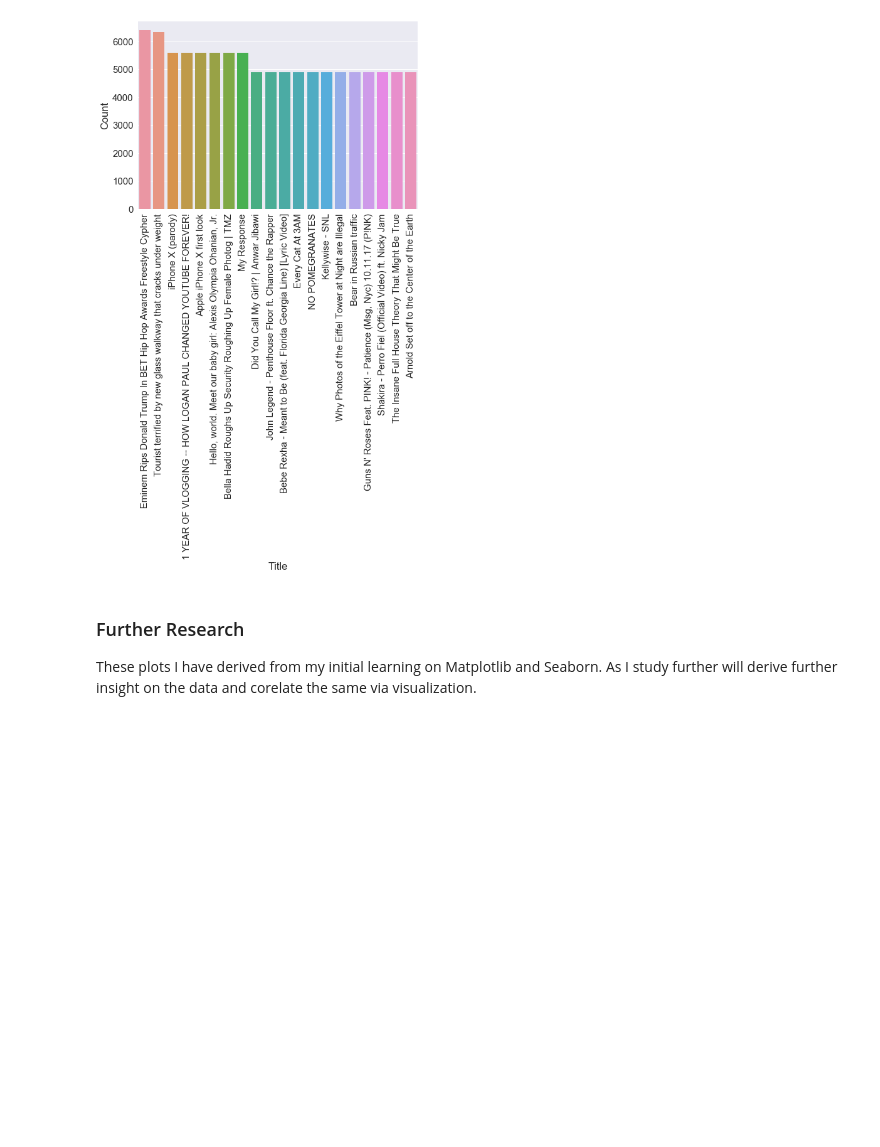
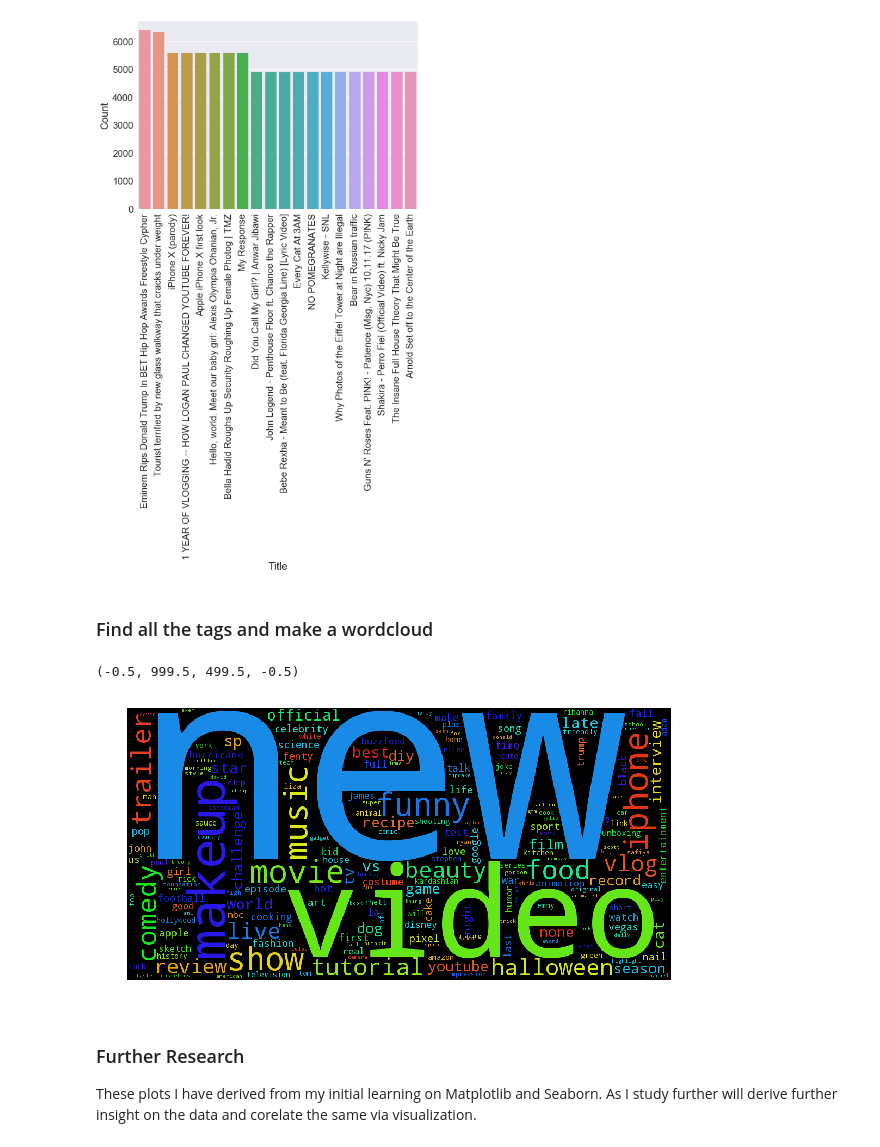
Before and after one commit to sujittripathy/DataScienceBootCampPrep, a Jupyter notebook: Exercise Visualization.ipynb, the cells around one changed output. Saved outputs shown, nothing was run; the diff lists cells and outputs as text; code cells hidden in the pictures; blank space fills up the shorter version.

Commit message:
Added new visualization to exercise

```diff
--- a/Exercise Visualization.ipynb
+++ b/Exercise Visualization.ipynb
@@ -90,6 +92,20 @@ ax.set_ylabel('Count')
 # %% [output]
 <matplotlib.text.Text at 0x...>
 [figure]
+# %% [markdown]
+### Find all the tags and make a wordcloud
+# %%
+df_videos.head()
+tags = df_videos['tags'].map(lambda x:x.lower().split('|')).values
+splt_tags = ' '.join(df_videos['tags'])
+wordcloud = WordCloud(width=1000,height=500).generate(' '.join(splt_tags.lower().split('|')))
+
+plt.figure(figsize=(15,5))
+plt.imshow(wordcloud)
+plt.axis('off')
+# %% [output]
+(-0.5, 999.5, 499.5, -0.5)
+[figure, added]
 # %% [markdown]
 ### Further Research
 These plots I have derived from my initial learning on Matplotlib and Seaborn. As I study further will derive further insight on the data and corelate the same via visualization.
```
Also changed, not shown: parts of 1 cell of this notebook.
